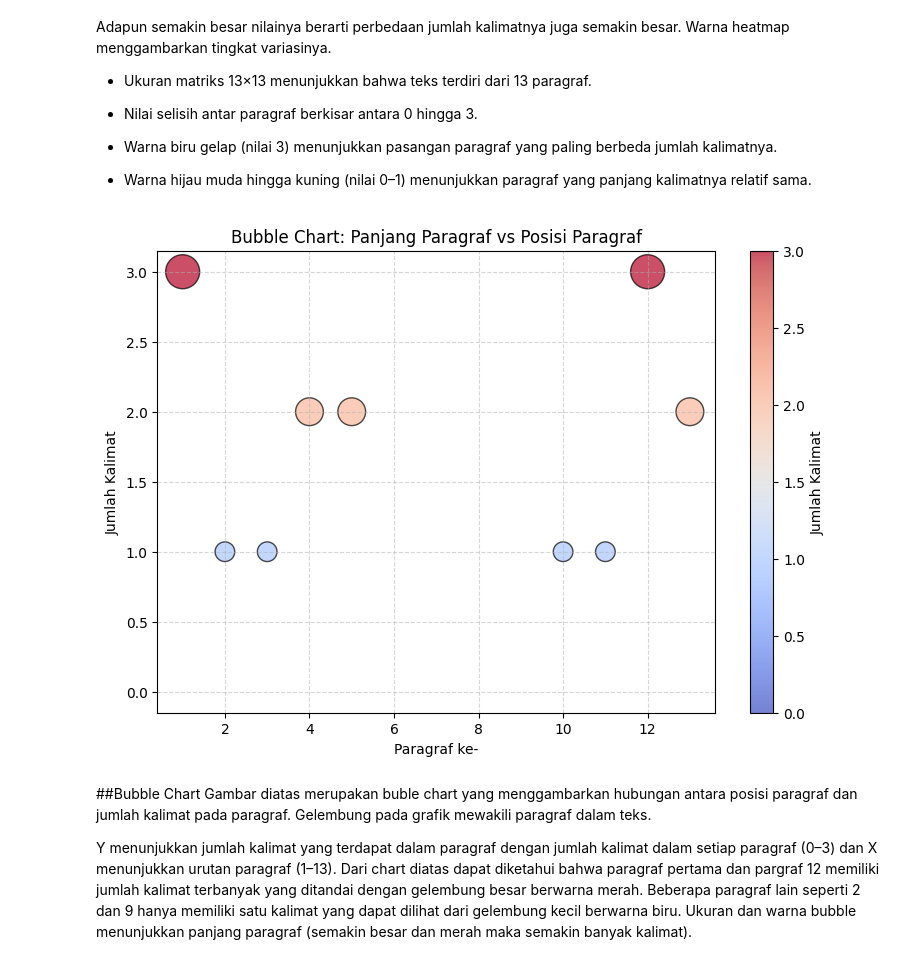
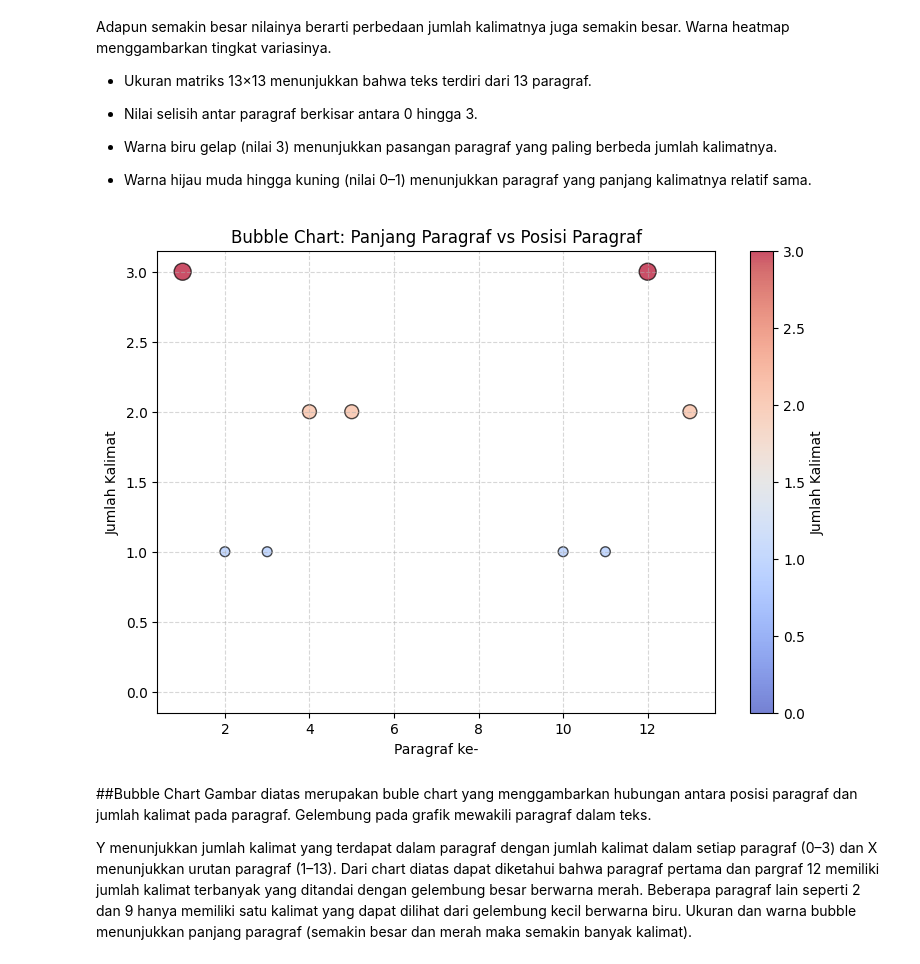
Before and after one commit to 24083010037-dev/Tugas-matematika-Diskrit-, a Jupyter notebook: 24083010037_Febriani_Yolanda_tessalonika_Matematika_Diskrit_UTS (1).ipynb, the cells around one changed output. Cells and saved outputs as stored; diff of their text form; code cells hidden in the pictures.

```diff
--- a/24083010037_Febriani_Yolanda_tessalonika_Matematika_Diskrit_UTS (1).ipynb
+++ b/24083010037_Febriani_Yolanda_tessalonika_Matematika_Diskrit_UTS (1).ipynb
@@ -175,20 +200,20 @@ Heatmap diatas menampilkan variasi jumlah kalimat antar paragraf dalam sebuah te
 # %%
 plt.figure(figsize=(9,6))
 
-sizes = df_para["sentence_count"] *
+sizes = df_para["sentence_count"] * 50
 colors = df_para["sentence_count"]
 
 plt.scatter(df_para["paragraph_index"], df_para["sentence_count"],
             s=sizes, c=colors, cmap="coolwarm", alpha=0.7, edgecolors="black")
 
 plt.title("Bubble Chart: Panjang Paragraf vs Posisi Paragraf")
 plt.xlabel("Paragraf ke-")
 plt.ylabel("Jumlah Kalimat")
 plt.colorbar(label="Jumlah Kalimat")
 plt.grid(True, linestyle="--", alpha=0.5)
 plt.show()
 # %% [output]
-[figure, old version]
+[figure, new version]
 # %% [markdown]
 ##Bubble Chart
 Gambar diatas merupakan buble chart yang menggambarkan hubungan antara posisi paragraf dan jumlah kalimat pada paragraf. Gelembung pada grafik mewakili paragraf dalam teks.
```
Also changed, not shown: parts of 2 cells of this notebook.
